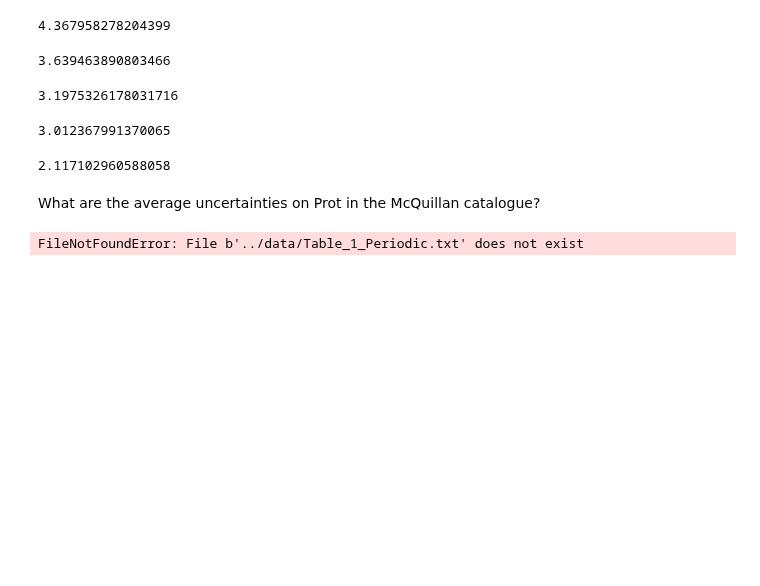
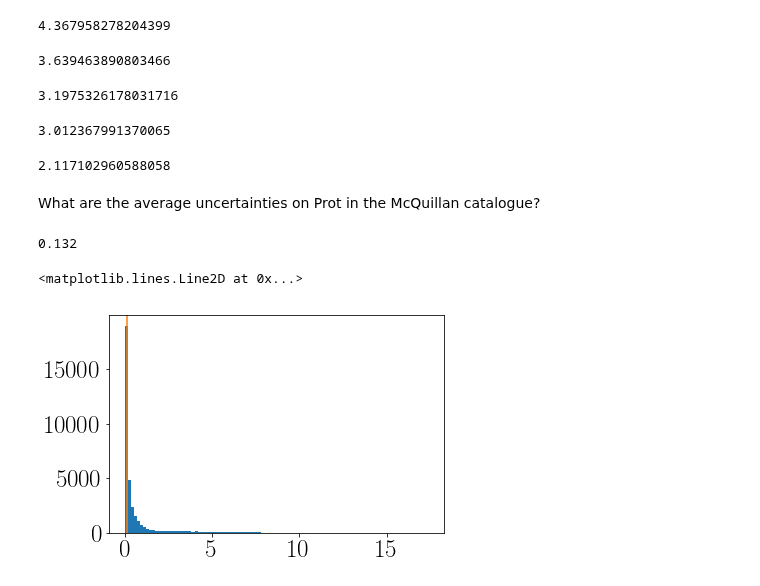
Before and after one commit to RuthAngus/stardate, a Jupyter notebook: paper/code/Fisher_information.ipynb, the cells around one changed output. Saved outputs shown, nothing was run; the diff lists cells and outputs as text; code cells hidden in the pictures; blank space fills up the shorter version.

```diff
--- a/paper/code/Fisher_information.ipynb
+++ b/paper/code/Fisher_information.ipynb
@@ -434,9 +434,11 @@ print((.65 - c)**b * n*a*10000**(n-1) * 1000)
 # %% [markdown]
 What are the average uncertainties on Prot in the McQuillan catalogue?
 # %%
-mc = pd.read_csv("../data/Table_1_Periodic.txt")
+mc = pd.read_csv("data/Table_1_Periodic.txt")
 plt.hist(mc.Prot_err, 100);
 print(np.median(mc.Prot_err))
 plt.axvline(np.median(mc.Prot_err), color="tab:orange")
 # %% [output]
-FileNotFoundError: File b'../data/Table_1_Periodic.txt' does not exist
+0.132
+<matplotlib.lines.Line2D at 0x...>
+[figure, added]
```
Also changed, not shown: parts of 4 cells of this notebook.
